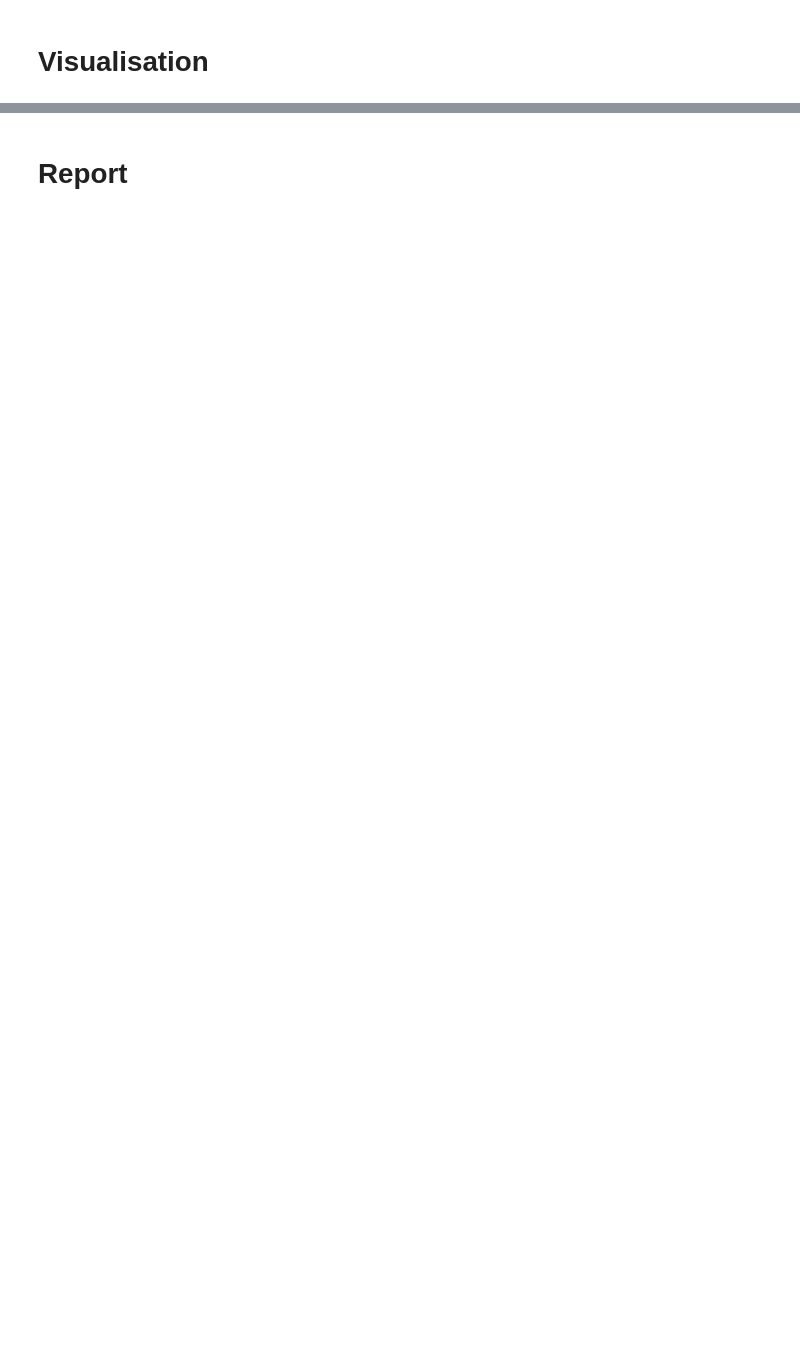
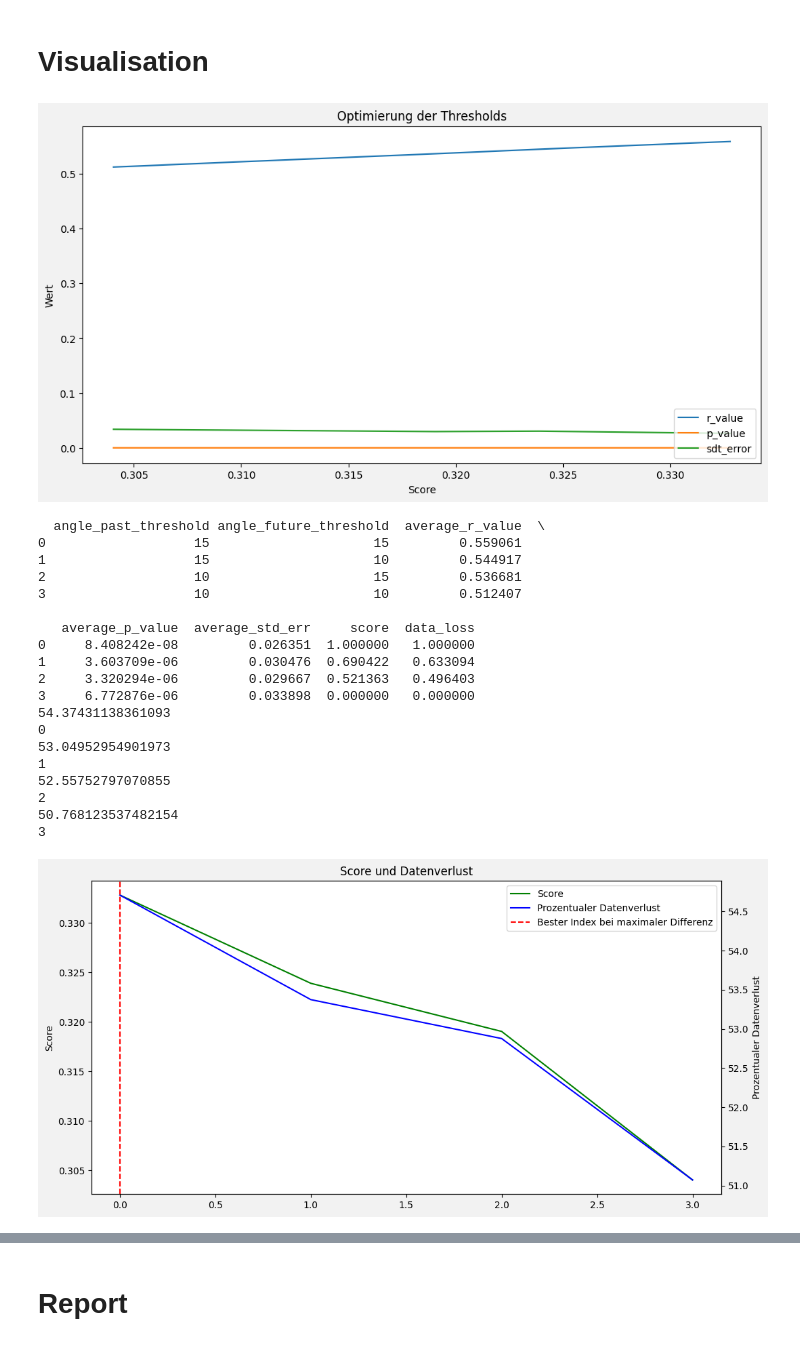
Before and after one commit to nicolashuberIT/flight-analyzer, a Jupyter notebook: src/executor/execute_optimize_thresholds.ipynb, the cells around one changed output, grey strips where cells are left out. Drawn from its saved outputs; the diff is of its cells as text; code cells hidden in the pictures; blank space fills up the shorter version.

Commit message:
dev: visualize data loss and score

```diff
--- a/src/executor/execute_optimize_thresholds.ipynb
+++ b/src/executor/execute_optimize_thresholds.ipynb
@@ -66,7 +90,30 @@ optimization
 # Visualisation
 # %%
 Visualizer.visualize_optimization_linear_regression(optimization)
+Visualizer.visualize_score_by_data_loss(optimization)
 Visualizer.visualize_optimization_score(optimization)
 Visualizer.visualize_optimization_rvalues(optimization)
 Visualizer.visualize_optimization_pvalues(optimization)
 Visualizer.visualize_optimization_stderrs(optimization)
+# %% [output]
+[figure, added]
+  angle_past_threshold angle_future_threshold  average_r_value  \
+0                   15                     15         0.559061
+1                   15                     10         0.544917
+2                   10                     15         0.536681
+3                   10                     10         0.512407
+
+   average_p_value  average_std_err     score  data_loss
+0     8.408242e-08         0.026351  1.000000   1.000000
+1     3.603709e-06         0.030476  0.690422   0.633094
+2     3.320294e-06         0.029667  0.521363   0.496403
+3     6.772876e-06         0.033898  0.000000   0.000000
+54.37431138361093
+0
+53.04952954901973
+1
+52.55752797070855
+2
+50.768123537482154
+3
+[figure, added]
```
Also changed, not shown: parts of 8 cells of this notebook, 4 other files.
